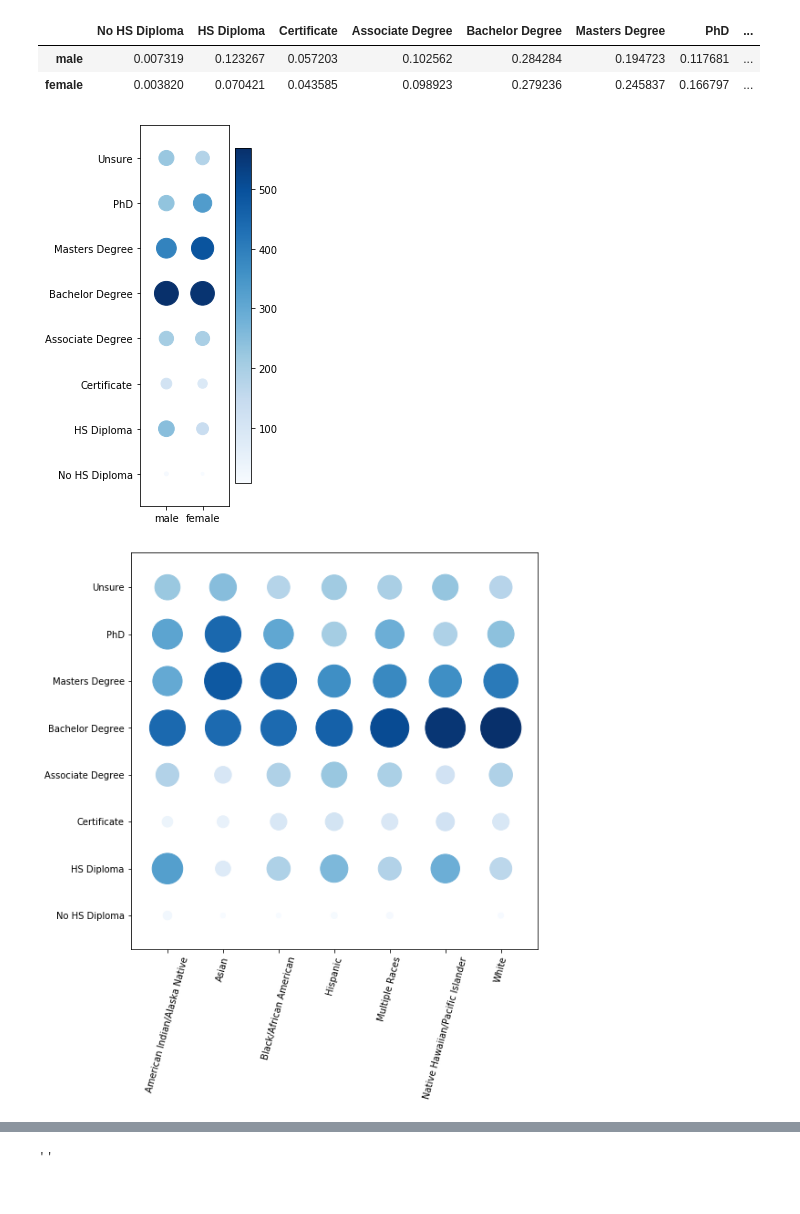
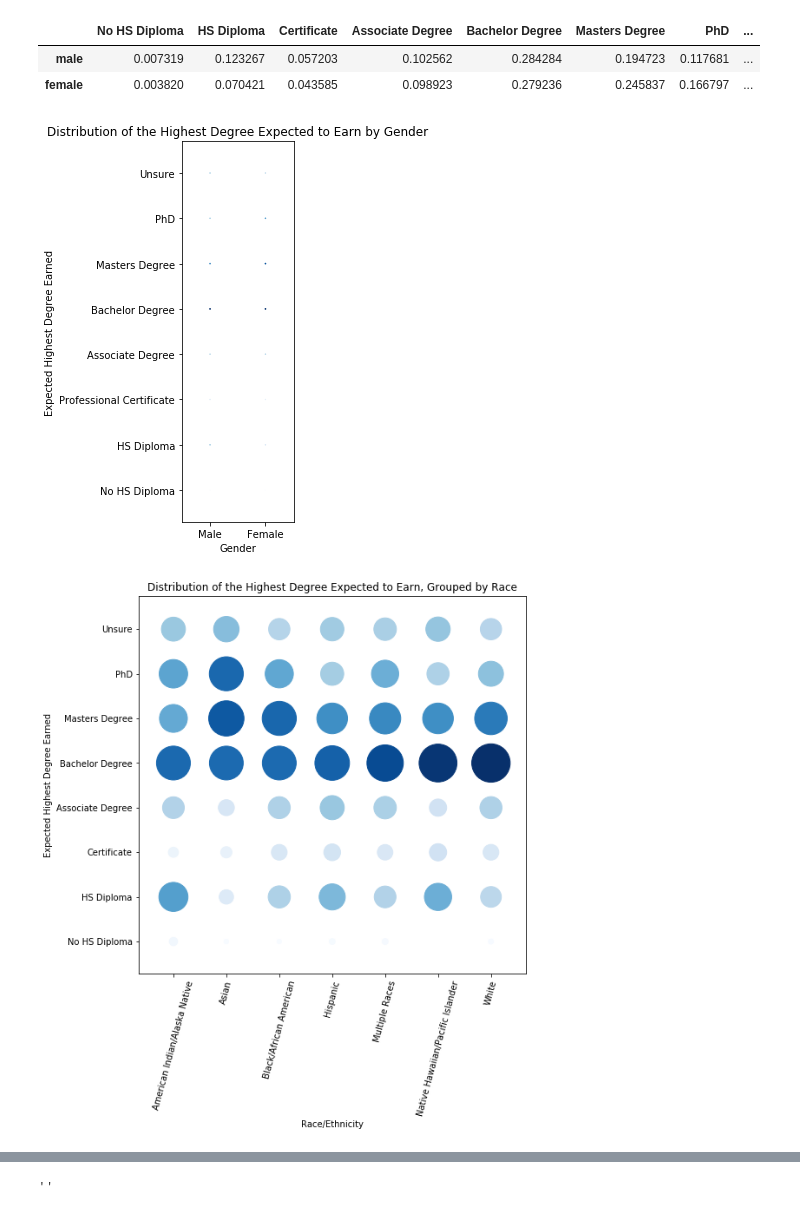
Before and after one commit to laurenphipps/STEM-majors, a Jupyter notebook: EDAviz.ipynb, the cells around one changed output, grey strips where cells are left out. Saved outputs shown, nothing was run; the diff lists cells and outputs as text; code cells hidden in the pictures.

```diff
--- a/EDAviz.ipynb
+++ b/EDAviz.ipynb
@@ -337,21 +354,22 @@ expectations
 | female | 0.003820 | 0.070421 | 0.043585 | 0.098923 | 0.279236 | 0.245837 | 0.166797 | ... |
 # %%
 expectations = pd.DataFrame(data = df.groupby('X2SEX')['EXPECT'].value_counts(normalize = True)).unstack()
-expectations = expect.unstack()
-expectations.columns = ['No HS Diploma', 'HS Diploma', 'Certificate', 'Associate Degree', 'Bachelor Degree', 'Masters Degree', 'PhD', 'Unsure']
+expectations.columns = ['No HS Diploma', 'HS Diploma', 'Professional Certificate', 'Associate Degree', 'Bachelor Degree', 'Masters Degree', 'PhD', 'Unsure']
 expectations.index = ['Male', 'Female']
 expectations
 
 x,y = np.meshgrid(expectations.columns, expectations.index)
 expectations *= 2
 
 plt.figure(figsize = (2, 7))
 plt.scatter(x=y.flatten(), y=x.flatten(), s=expectations.values.flatten(), c = expectations.values.flatten(),  cmap= 'Blues')
-plt.colorbar()
+plt.title('Distribution of the Highest Degree Expected to Earn by Gender')
+plt.xlabel('Gender')
+plt.ylabel('Expected Highest Degree Earned')
 plt.margins(0.5, 0.1)
 plt.show()
 # %% [output]
-[figure, old version]
+[figure, new version]
 # %%
 race_expectations = pd.DataFrame(data = df.groupby('X2RACE')['EXPECT'].value_counts(normalize = True)).unstack()
 race_expectations = race_expect.unstack()
@@ -369,13 +387,15 @@ plt.margins(0.1, 0.1)
 plt.show()
 # %%
 x,y = np.meshgrid(race_expectations.columns, race_expectations.index)
-race_expectations *= 0.85
+#race_expectations *= 0.85
 
 plt.figure(figsize = (8, 8))
 plt.scatter(x=y.flatten(), y=x.flatten(), s=race_expectations.values.flatten(), c = race_expectations.values.flatten(),  cmap= 'Blues')
 plt.xticks(rotation=75)
-
+plt.title('Distribution of the Highest Degree Expected to Earn, Grouped by Race')
+plt.xlabel('Race/Ethnicity')
+plt.ylabel('Expected Highest Degree Earned')
 plt.margins(0.1, 0.1)
 plt.show()
 # %% [output]
-[figure, old version]
+[figure, new version]
```
Also changed, not shown: parts of 34 cells of this notebook, 3 other files.
